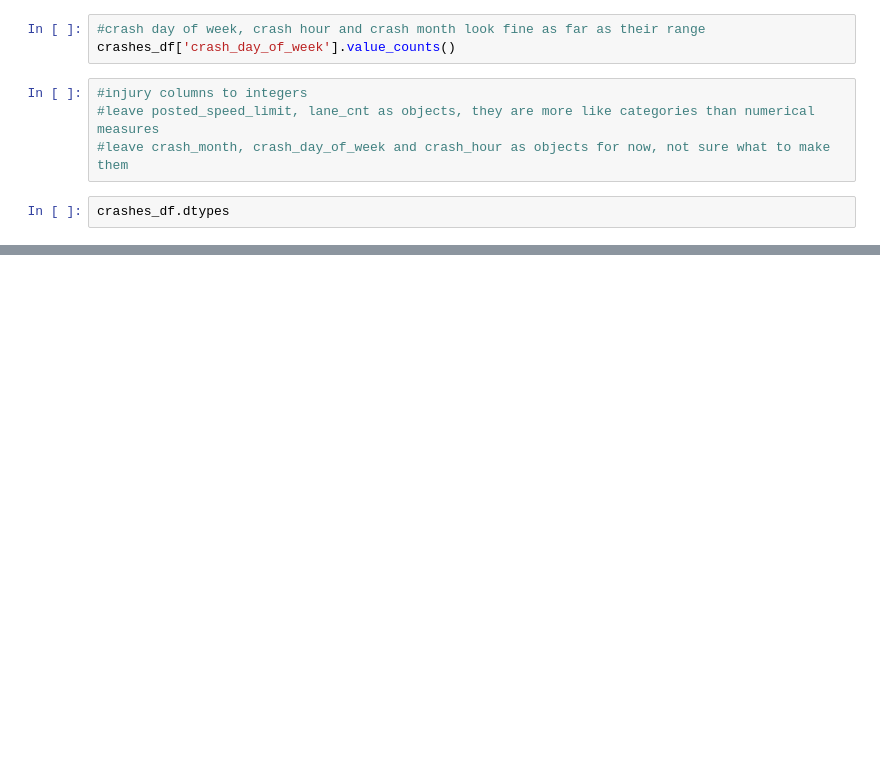
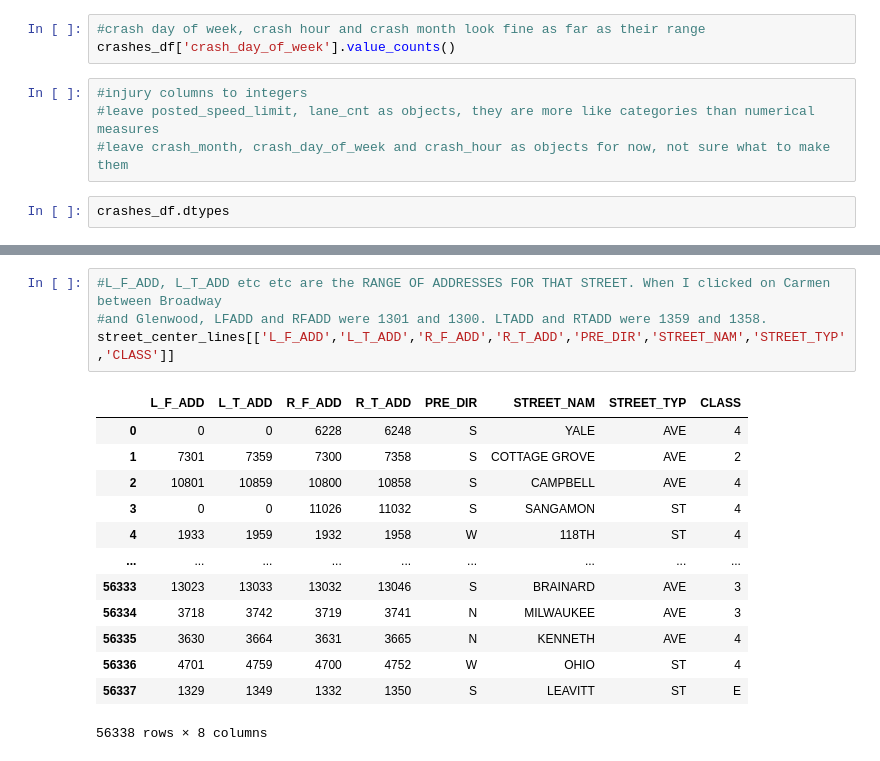
Before and after one commit to canderson197/Chicago-Traffic-Violence-Peds-Cyclists, a Jupyter notebook: data cleaning.ipynb, the cells around one changed output, grey strips where cells are left out. Cells and saved outputs as stored; diff of their text form; blank space fills up the shorter version.

```diff
--- a/data cleaning.ipynb
+++ b/data cleaning.ipynb
@@ -453,0 +391,18 @@ cyclist_fatal_cluster_map
+# %%
+#L_F_ADD, L_T_ADD etc etc are the RANGE OF ADDRESSES FOR THAT STREET. When I clicked on Carmen between Broadway
+#and Glenwood, LFADD and RFADD were 1301 and 1300. LTADD and RTADD were 1359 and 1358.
+street_center_lines[['L_F_ADD','L_T_ADD','R_F_ADD','R_T_ADD','PRE_DIR','STREET_NAM','STREET_TYP','CLASS']]
+# %% [output]
+|  | L_F_ADD | L_T_ADD | R_F_ADD | R_T_ADD | PRE_DIR | STREET_NAM | STREET_TYP | CLASS |
+| 0 | 0 | 0 | 6228 | 6248 | S | YALE | AVE | 4 |
+| 1 | 7301 | 7359 | 7300 | 7358 | S | COTTAGE GROVE | AVE | 2 |
+| 2 | 10801 | 10859 | 10800 | 10858 | S | CAMPBELL | AVE | 4 |
+| 3 | 0 | 0 | 11026 | 11032 | S | SANGAMON | ST | 4 |
+| 4 | 1933 | 1959 | 1932 | 1958 | W | 118TH | ST | 4 |
+| ... | ... | ... | ... | ... | ... | ... | ... | ... |
+| 56333 | 13023 | 13033 | 13032 | 13046 | S | BRAINARD | AVE | 3 |
+| 56334 | 3718 | 3742 | 3719 | 3741 | N | MILWAUKEE | AVE | 3 |
+| 56335 | 3630 | 3664 | 3631 | 3665 | N | KENNETH | AVE | 4 |
+| 56336 | 4701 | 4759 | 4700 | 4752 | W | OHIO | ST | 4 |
+| 56337 | 1329 | 1349 | 1332 | 1350 | S | LEAVITT | ST | E |
+56338 rows × 8 columns
```
Also changed, not shown: parts of 52 cells of this notebook, 1 other file.
